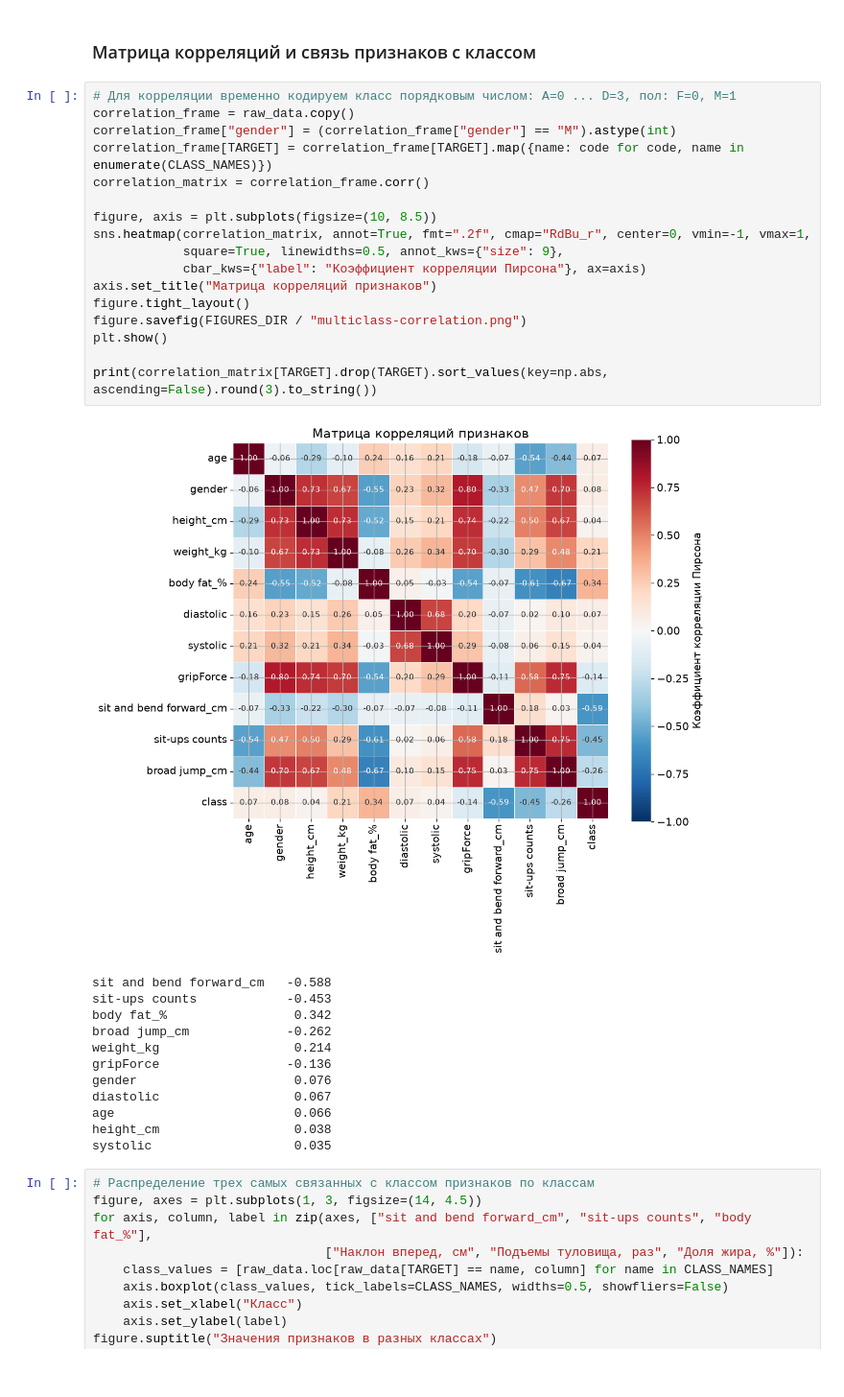
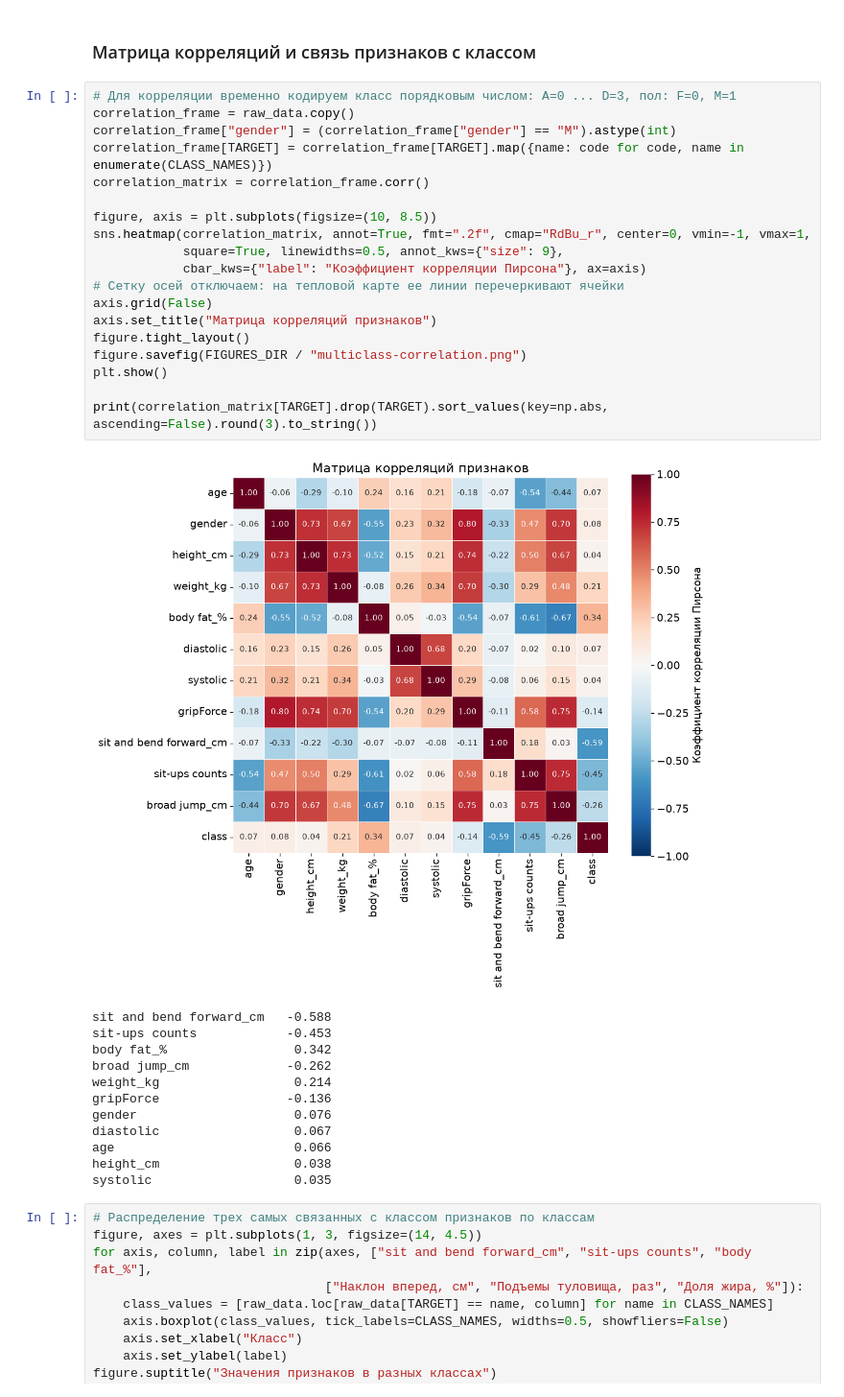
Before and after one commit to bigflyy/nn-uni, a Jupyter notebook: labs/lab1/src/nn-lab-1-multiclass.ipynb, the cells around one changed output. Shown at 96% size. Cells and saved outputs as stored; diff of their text form.

```diff
--- a/labs/lab1/src/nn-lab-1-multiclass.ipynb
+++ b/labs/lab1/src/nn-lab-1-multiclass.ipynb
@@ -300,22 +300,24 @@ sit and bend forward_cm: 4 записей с невозможным значен
 # %%
 # Для корреляции временно кодируем класс порядковым числом: A=0 ... D=3, пол: F=0, M=1
 correlation_frame = raw_data.copy()
 correlation_frame["gender"] = (correlation_frame["gender"] == "M").astype(int)
 correlation_frame[TARGET] = correlation_frame[TARGET].map({name: code for code, name in enumerate(CLASS_NAMES)})
 correlation_matrix = correlation_frame.corr()
 
 figure, axis = plt.subplots(figsize=(10, 8.5))
 sns.heatmap(correlation_matrix, annot=True, fmt=".2f", cmap="RdBu_r", center=0, vmin=-1, vmax=1,
             square=True, linewidths=0.5, annot_kws={"size": 9},
             cbar_kws={"label": "Коэффициент корреляции Пирсона"}, ax=axis)
+# Сетку осей отключаем: на тепловой карте ее линии перечеркивают ячейки
+axis.grid(False)
 axis.set_title("Матрица корреляций признаков")
 figure.tight_layout()
 figure.savefig(FIGURES_DIR / "multiclass-correlation.png")
 plt.show()
 
 print(correlation_matrix[TARGET].drop(TARGET).sort_values(key=np.abs, ascending=False).round(3).to_string())
 # %% [output]
-[figure, old version]
+[figure, new version]
 sit and bend forward_cm   -0.588
 sit-ups counts            -0.453
 body fat_%                 0.342
```
Also changed, not shown: parts of 7 cells of this notebook, 19 other files.
